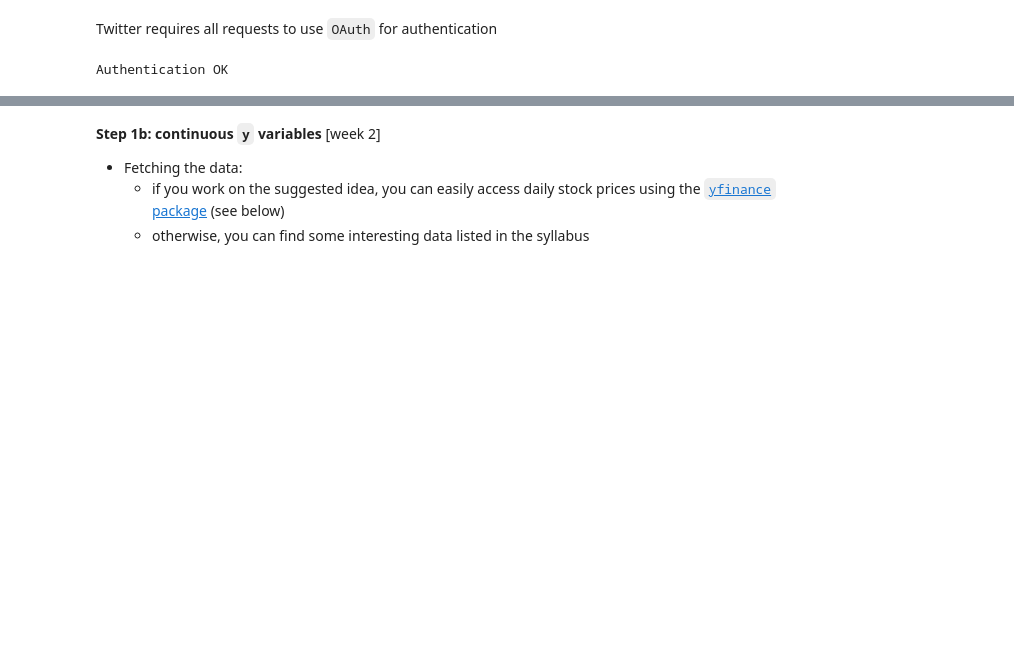
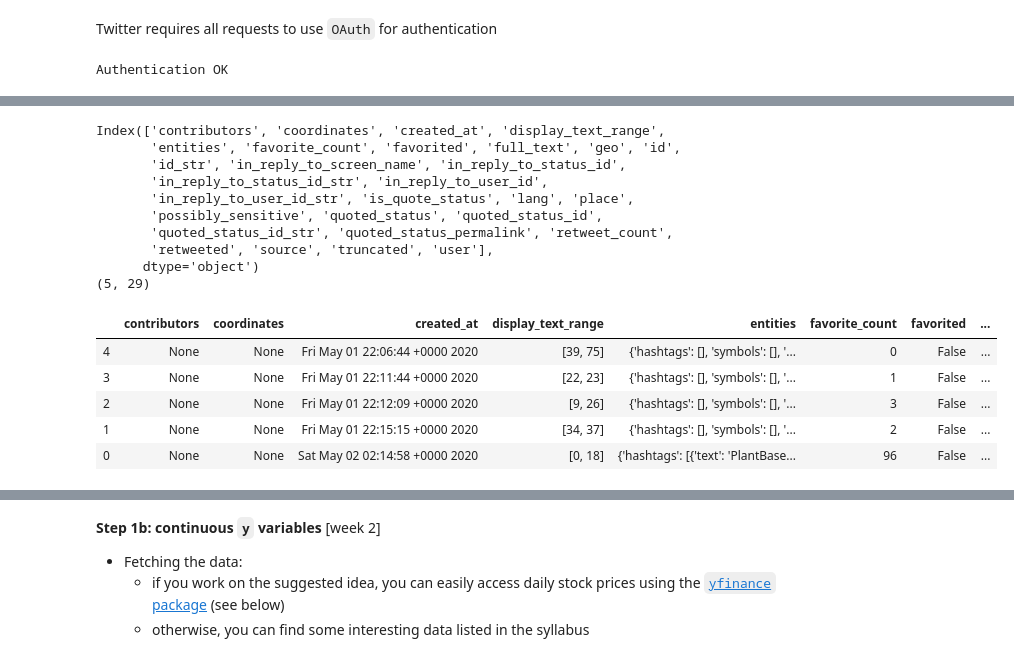
Before and after one commit to eckmanna/big_data_policy_2020, a Jupyter notebook: homeworks/hw1_eckmann.ipynb, the cells around one changed output, grey strips where cells are left out. Saved outputs shown, nothing was run; the diff lists cells and outputs as text; code cells hidden in the pictures; blank space fills up the shorter version.

```diff
--- a/homeworks/hw1_eckmann.ipynb
+++ b/homeworks/hw1_eckmann.ipynb
@@ -113,3 +148,7 @@ def fetch_tweets(account, n_tweets):
         time.sleep(15 * 60) # wait 15 mins
 
     return df_out
+# %%
+# Calling the function
+df_tweets = fetch_tweets(target,5)
+print(df_tweets.columns)
@@ -115,0 +162,22 @@ def fetch_tweets(account, n_tweets):
+# %%
+df_tweets=df_tweets.transpose() # Transpose the dataset
+print(df_tweets.columns)
+print(df_tweets.shape)
+df_tweets.head()
+# %% [output]
+Index(['contributors', 'coordinates', 'created_at', 'display_text_range',
+       'entities', 'favorite_count', 'favorited', 'full_text', 'geo', 'id',
+       'id_str', 'in_reply_to_screen_name', 'in_reply_to_status_id',
+       'in_reply_to_status_id_str', 'in_reply_to_user_id',
+       'in_reply_to_user_id_str', 'is_quote_status', 'lang', 'place',
+       'possibly_sensitive', 'quoted_status', 'quoted_status_id',
+       'quoted_status_id_str', 'quoted_status_permalink', 'retweet_count',
+       'retweeted', 'source', 'truncated', 'user'],
+      dtype='object')
+(5, 29)
+|  | contributors | coordinates | created_at | display_text_range | entities | favorite_count | favorited | ... |
+| 4 | None | None | Fri May 01 22:06:44 +0000 2020 | [39, 75] | {'hashtags': [], 'symbols': [], '... | 0 | False | ... |
+| 3 | None | None | Fri May 01 22:11:44 +0000 2020 | [22, 23] | {'hashtags': [], 'symbols': [], '... | 1 | False | ... |
+| 2 | None | None | Fri May 01 22:12:09 +0000 2020 | [9, 26] | {'hashtags': [], 'symbols': [], '... | 3 | False | ... |
+| 1 | None | None | Fri May 01 22:15:15 +0000 2020 | [34, 37] | {'hashtags': [], 'symbols': [], '... | 2 | False | ... |
+| 0 | None | None | Sat May 02 02:14:58 +0000 2020 | [0, 18] | {'hashtags': [{'text': 'PlantBase... | 96 | False | ... |
```
Also changed, not shown: parts of 12 cells of this notebook.
